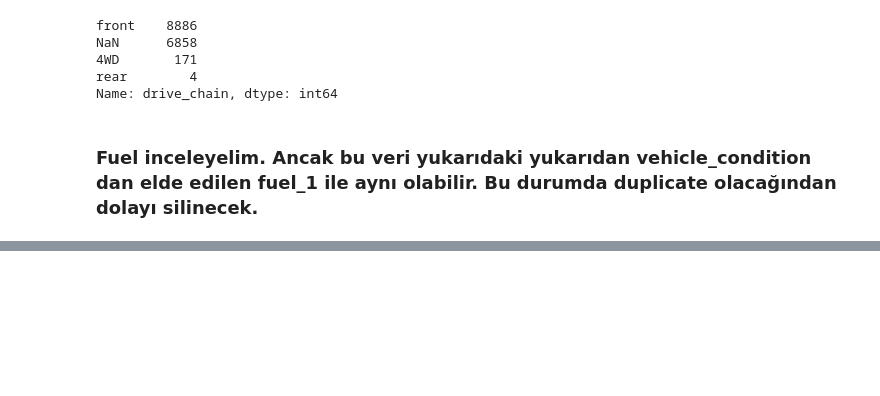
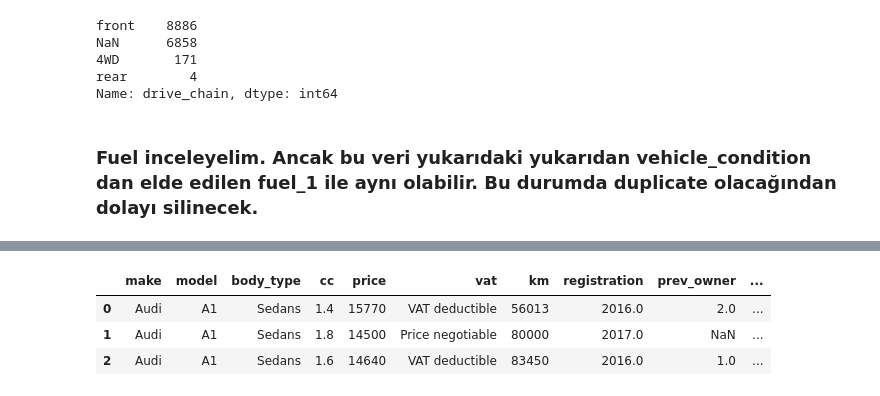
Before and after one commit to StephenKinggg/Data_Science_Course_Repo, a Jupyter notebook: 1. Projects_Assignment/18. DAwPY_Capstone_Project(Auto_Scout)/AutoScout_data_cleaning.ipynb, the cells around one changed output, grey strips where cells are left out. Saved outputs shown, nothing was run; the diff lists cells and outputs as text; code cells hidden in the pictures; blank space fills up the shorter version.

```diff
--- a/1. Projects_Assignment/18. DAwPY_Capstone_Project(Auto_Scout)/AutoScout_data_cleaning.ipynb
+++ b/1. Projects_Assignment/18. DAwPY_Capstone_Project(Auto_Scout)/AutoScout_data_cleaning.ipynb
@@ -1385,0 +1259,4 @@ df3
+# %%
+temp = df['Emission Class'].copy()
+# %%
+data["emission_class"] = temp.apply(pd.Series)[0].str.extract("(\w.+)")
@@ -1387,0 +1276,8 @@ df3
+# %%
+df['\nComfort & Convenience\n'] = [",".join(item) if type(item)==list else item for item in df['\nComfort & Convenience\n']]
+
+temp = df['\nComfort & Convenience\n'].str.extract("(\w.+)").copy()  # 920 eksik veri var.
+# %%
+data["air_conditioning"] = np.where(temp[0].str.contains("Air conditioning"), 1, 0)
+
+data["air_conditioning"]
@@ -1387,0 +1297,7 @@ df3
+# %%
+data.head(3)
+# %% [output]
+|  | make | model | body_type | cc | price | vat | km | registration | prev_owner | ... |
+| 0 | Audi | A1 | Sedans | 1.4 | 15770 | VAT deductible | 56013 | 2016.0 | 2.0 | ... |
+| 1 | Audi | A1 | Sedans | 1.8 | 14500 | Price negotiable | 80000 | 2017.0 | NaN | ... |
+| 2 | Audi | A1 | Sedans | 1.6 | 14640 | VAT deductible | 83450 | 2016.0 | 1.0 | ... |
```
Also changed, not shown: parts of 158 cells of this notebook, 2 other files.
